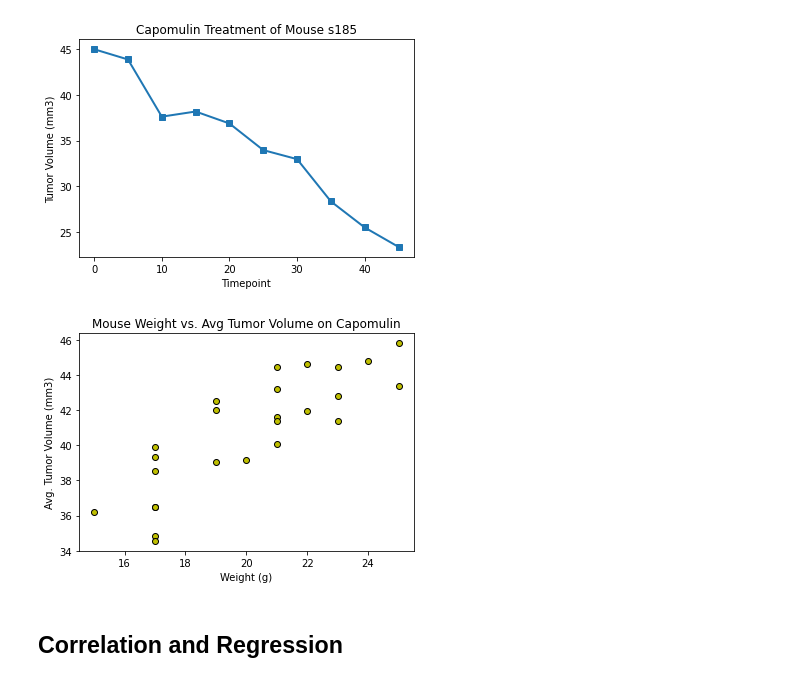
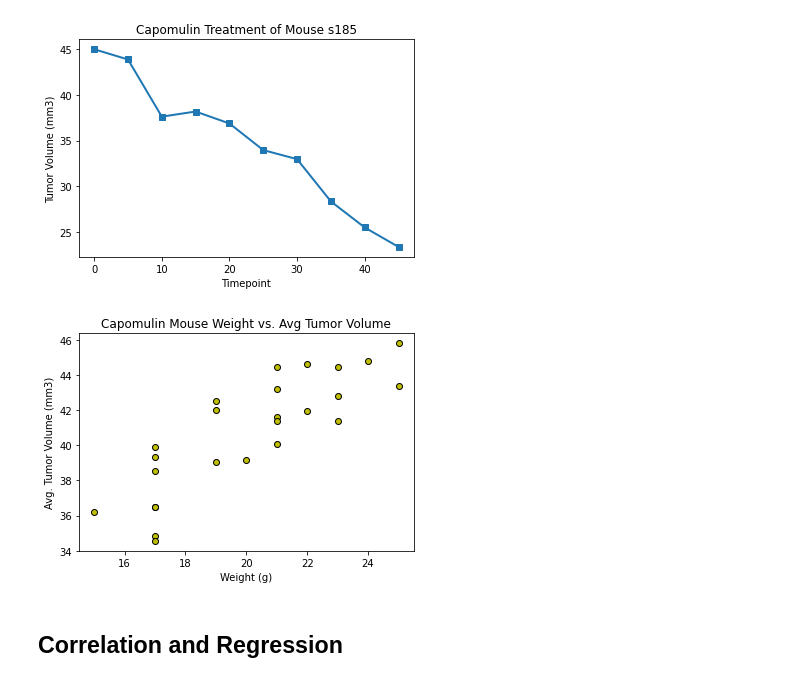
Before and after one commit to cbeachey/databootcamp-homework, a Jupyter notebook: Unit 5 Matplotlib/pymaceuticals_starter.ipynb, the cells around one changed output. Saved outputs shown, nothing was run; the diff lists cells and outputs as text; code cells hidden in the pictures.

```diff
--- a/Unit 5 Matplotlib/pymaceuticals_starter.ipynb
+++ b/Unit 5 Matplotlib/pymaceuticals_starter.ipynb
@@ -281,14 +281,16 @@ plt.show()
 [figure]
 # %%
 # Generate a scatter plot of average tumor volume vs. mouse weight for the Capomulin regimen
+scatter_data = capomulin.groupby(['Mouse ID']).mean()
 
-scatter_data = capomulin.groupby(['Mouse ID']).mean()
+#Plot scatter plot and format
 plt.scatter(scatter_data['Weight (g)'], scatter_data['Tumor Volume (mm3)'], color='y', edgecolor='black')
-plt.title('Mouse Weight vs. Avg Tumor Volume on Capomulin')
+plt.title('Capomulin Mouse Weight vs. Avg Tumor Volume')
 plt.xlabel('Weight (g)')
 plt.ylabel('Avg. Tumor Volume (mm3)')
+
 plt.show()
 # %% [output]
-[figure, old version]
+[figure, new version]
 # %% [markdown]
 ## Correlation and Regression
```
Also changed, not shown: parts of 2 cells of this notebook.
